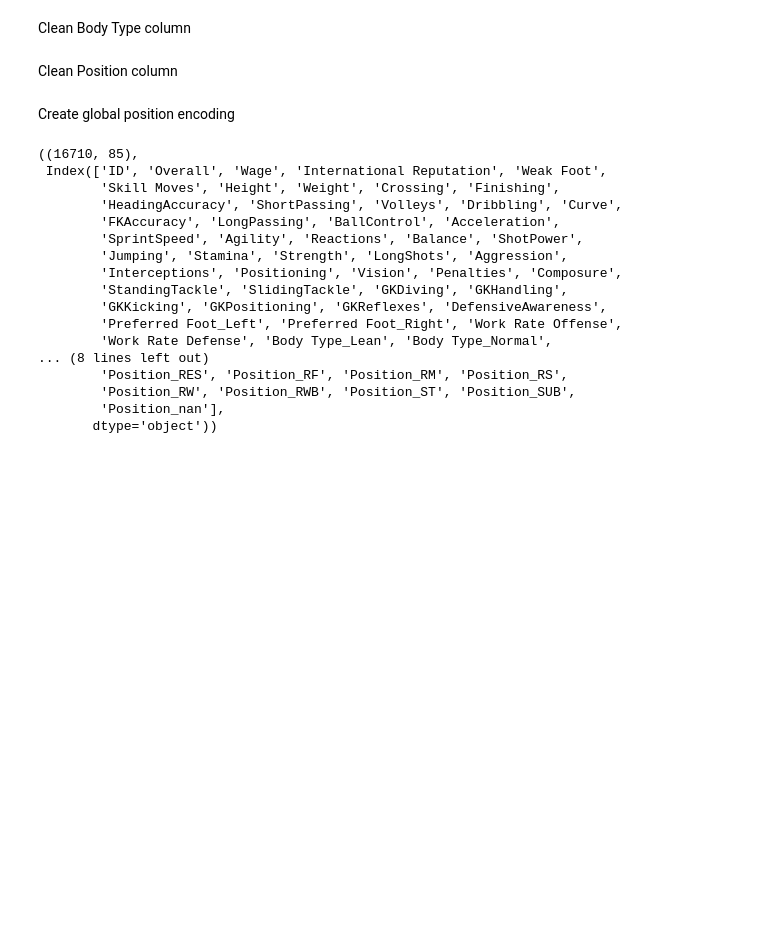
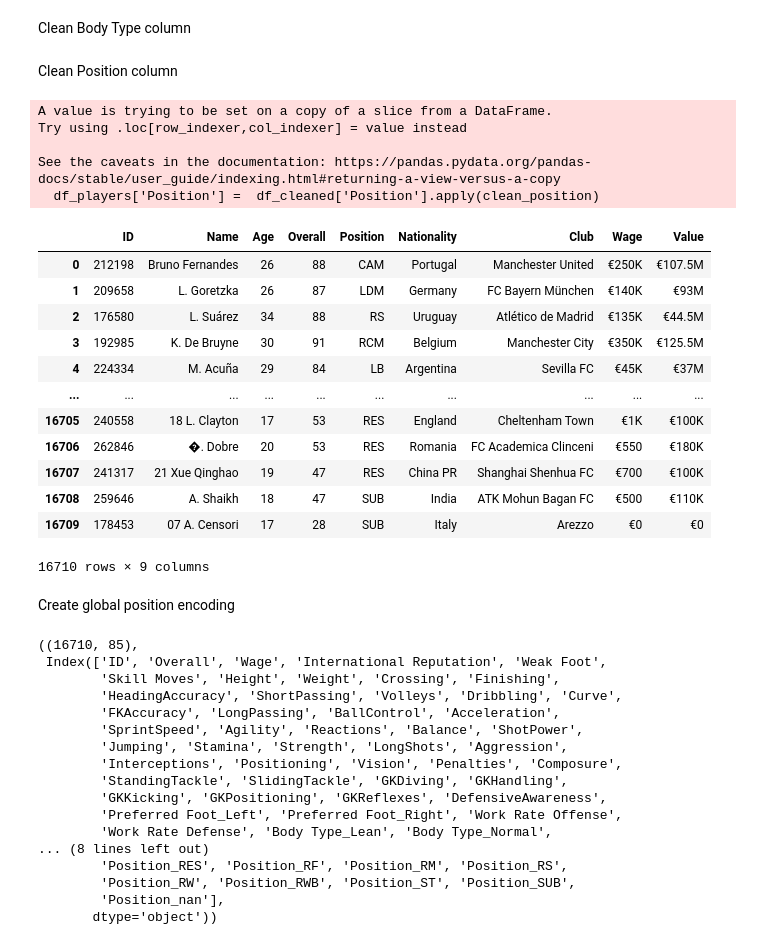
Before and after one commit to allorenz/football-player-similarity, a Jupyter notebook: src/preprocessing.ipynb, the cells around one changed output. Drawn from its saved outputs; the diff is of its cells as text; code cells hidden in the pictures; blank space fills up the shorter version.

```diff
--- a/src/preprocessing.ipynb
+++ b/src/preprocessing.ipynb
@@ -39,7 +39,8 @@ Create several data frames
 # %%
 df_cleaned = df.copy()
 # data frame containing information about the player
-df_players = df[['ID','Name', 'Age', 'Nationality', 'Club','Value', 'Wage','Overall']]
+df_players = df[['ID','Name', 'Age','Overall', 'Position', 'Nationality', 'Club', 'Wage','Value']]
+
 
 # data frame used for unsupervised learning
 # dropping for now the 'Value'
@@ -101,15 +102,37 @@ Clean Position column
 # %%
 def clean_position(string):
     html_string = '<span class="pos pos16">LM'
 
     # Define a regular expression pattern to match HTML tags
     html_tags_pattern = re.compile(r'<.*?>')
 
     # Use the sub() function to replace matched HTML tags with an empty string
     cleaned_string = html_tags_pattern.sub('', str(string))
     return cleaned_string
 
 df_cleaned['Position'] = df_cleaned['Position'].apply(clean_position)
+df_players['Position'] =  df_cleaned['Position'].apply(clean_position)
+df_players.to_csv('../data/player_data.csv', sep=',')
+df_players
+# %% [output]
+A value is trying to be set on a copy of a slice from a DataFrame.
+Try using .loc[row_indexer,col_indexer] = value instead
+
+See the caveats in the documentation: https://pandas.pydata.org/pandas-docs/stable/user_guide/indexing.html#returning-a-view-versus-a-copy
+  df_players['Position'] =  df_cleaned['Position'].apply(clean_position)
+|  | ID | Name | Age | Overall | Position | Nationality | Club | Wage | Value |
+| 0 | 212198 | Bruno Fernandes | 26 | 88 | CAM | Portugal | Manchester United | €250K | €107.5M |
+| 1 | 209658 | L. Goretzka | 26 | 87 | LDM | Germany | FC Bayern München | €140K | €93M |
+| 2 | 176580 | L. Suárez | 34 | 88 | RS | Uruguay | Atlético de Madrid | €135K | €44.5M |
+| 3 | 192985 | K. De Bruyne | 30 | 91 | RCM | Belgium | Manchester City | €350K | €125.5M |
+| 4 | 224334 | M. Acuña | 29 | 84 | LB | Argentina | Sevilla FC | €45K | €37M |
+| ... | ... | ... | ... | ... | ... | ... | ... | ... | ... |
+| 16705 | 240558 | 18 L. Clayton | 17 | 53 | RES | England | Cheltenham Town | €1K | €100K |
+| 16706 | 262846 | �. Dobre | 20 | 53 | RES | Romania | FC Academica Clinceni | €550 | €180K |
+| 16707 | 241317 | 21 Xue Qinghao | 19 | 47 | RES | China PR | Shanghai Shenhua FC | €700 | €100K |
+| 16708 | 259646 | A. Shaikh | 18 | 47 | SUB | India | ATK Mohun Bagan FC | €500 | €110K |
+| 16709 | 178453 | 07 A. Censori | 17 | 28 | SUB | Italy | Arezzo | €0 | €0 |
+16710 rows × 9 columns
 # %%
 df_cleaned['Position'].unique()
 offense = ['RS','LS','RW','LW','ST','CF','LF','RF']
```
Also changed, not shown: parts of 2 cells of this notebook, 1 other file.
